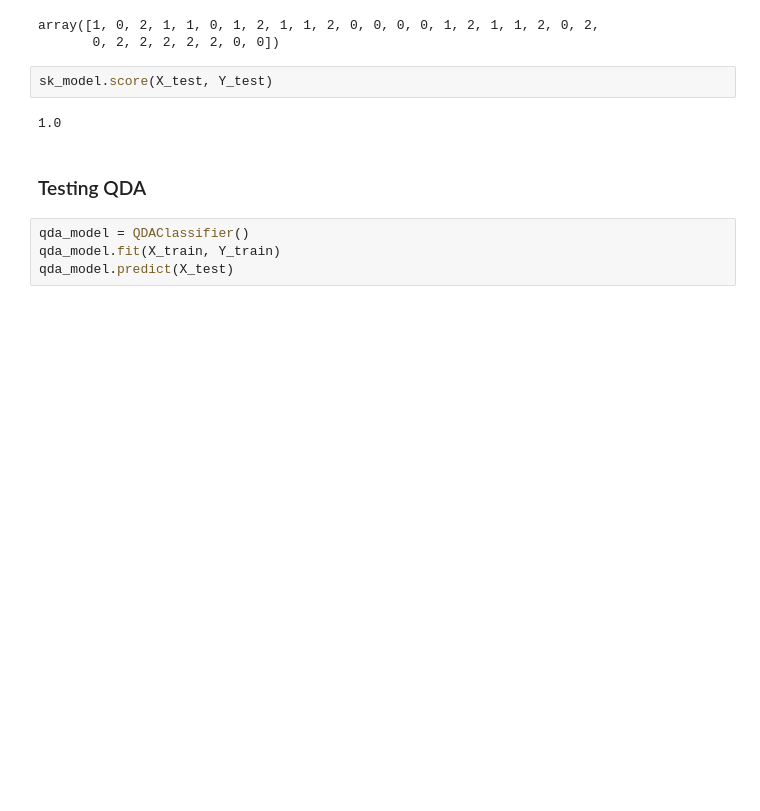
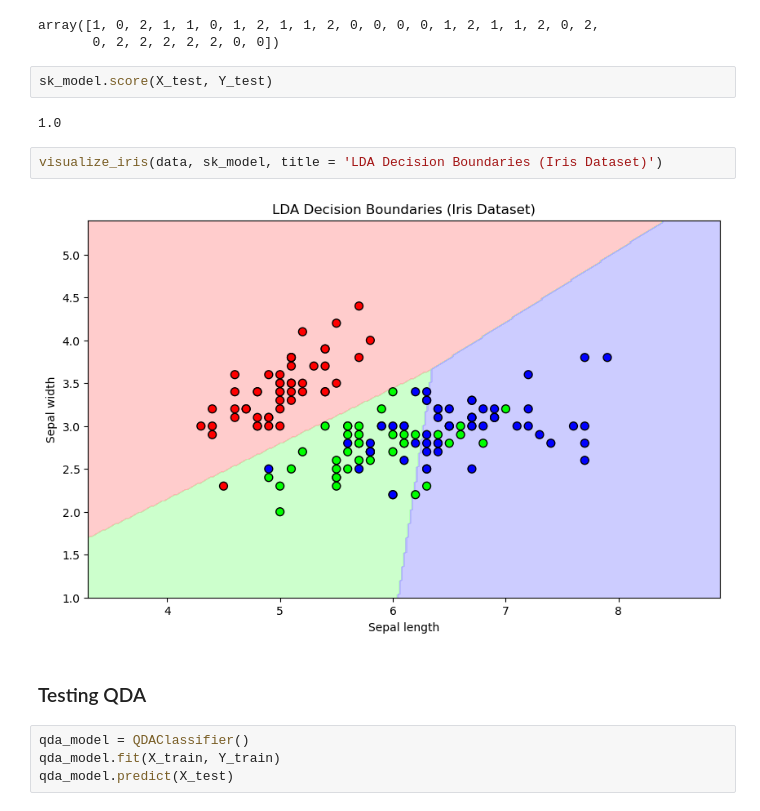
Before and after one commit to kaarlboma/ML-Algorithms-From-Scratch, a Jupyter notebook: Bayes Classifiers/test.ipynb, the cells around one changed output. Drawn from its saved outputs; the diff is of its cells as text; blank space fills up the shorter version.

Commit message:
Added Naive Bayes and visualizing function

```diff
--- a/Bayes Classifiers/test.ipynb
+++ b/Bayes Classifiers/test.ipynb
@@ -43,6 +45,10 @@ array([1, 0, 2, 1, 1, 0, 1, 2, 1, 1, 2, 0, 0, 0, 0, 1, 2, 1, 1, 2, 0, 2,
 sk_model.score(X_test, Y_test)
 # %% [output]
 1.0
+# %%
+visualize_iris(data, sk_model, title = 'LDA Decision Boundaries (Iris Dataset)')
+# %% [output]
+[figure, added]
 # %% [markdown]
 ### Testing QDA
 # %%
```
Also changed, not shown: parts of 7 cells of this notebook, 2 other files.
